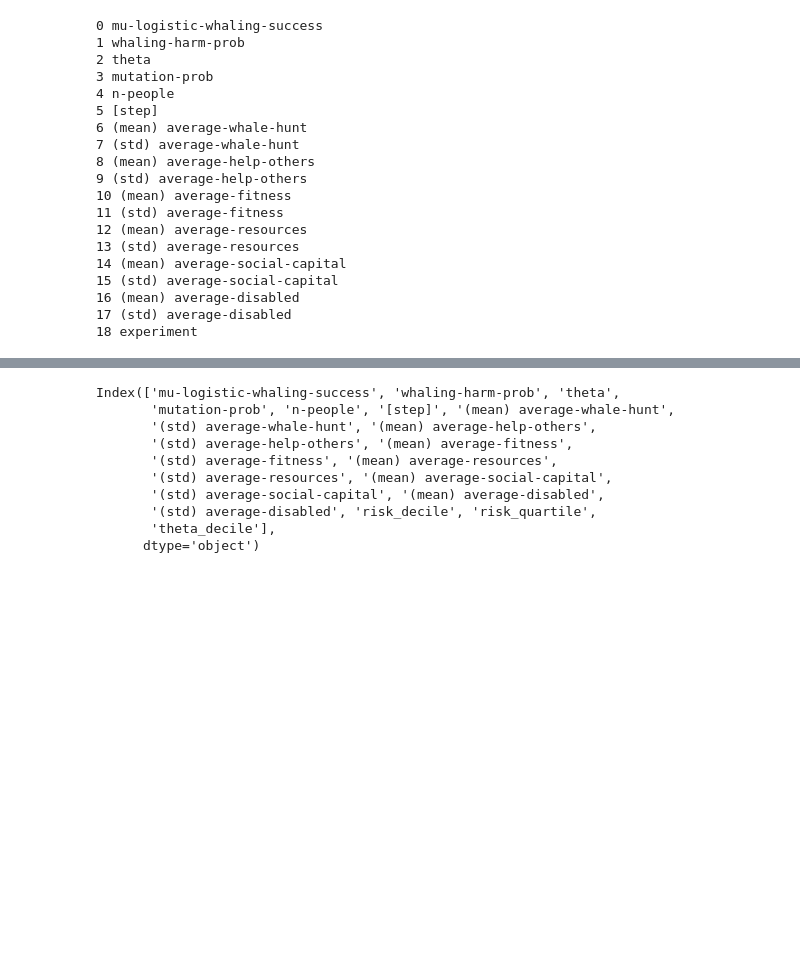
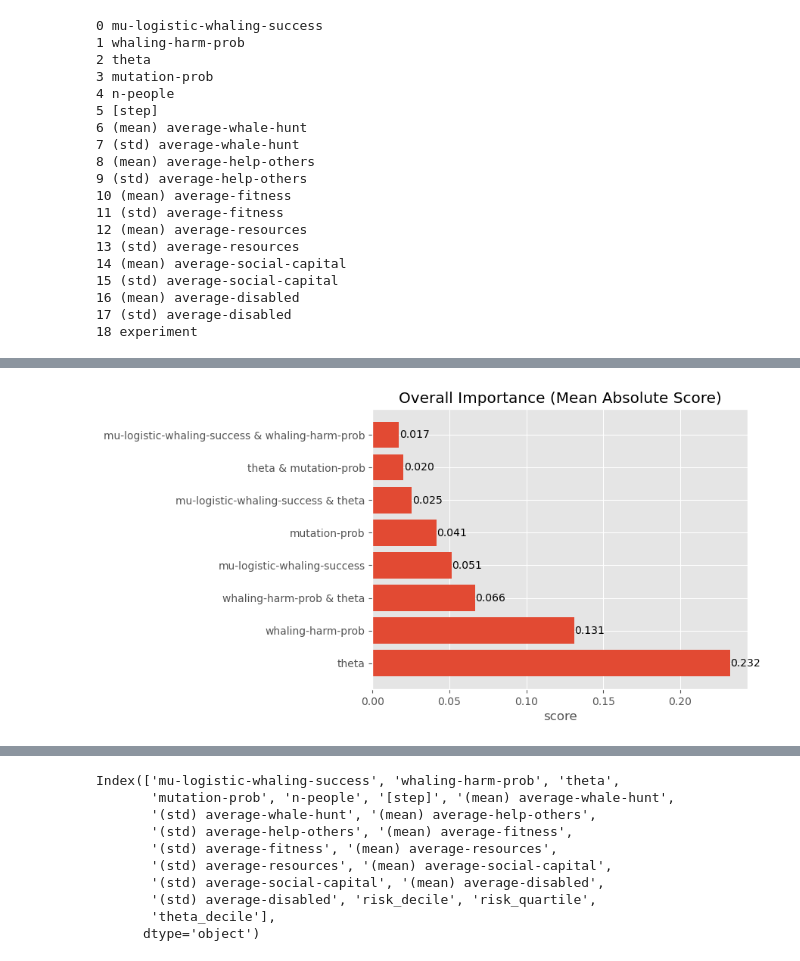
Before and after one commit to jismartin/kawesqarcoop, a Jupyter notebook: notebooks/lhs_analysis.ipynb, the cells around one changed output, grey strips where cells are left out. Drawn from its saved outputs; the diff is of its cells as text; code cells hidden in the pictures; blank space fills up the shorter version.

```diff
--- a/notebooks/lhs_analysis.ipynb
+++ b/notebooks/lhs_analysis.ipynb
@@ -159,0 +256,13 @@ dtype: float64
+# %%
+feature_names={'feature_0000':'mu-logistic-whaling-success',
+ 'feature_0001':'whaling-harm-prob',
+ 'feature_0002':'theta',
+ 'feature_0003':'mutation-prob'}
+# %%
+# Change feature names
+names=model.explain_global().feature_names
+for fn in feature_names.keys():
+    for i in range(len(names)):
+        if fn in names[i]:
+            names[i]=names[i].replace(fn,feature_names[fn])
+names
@@ -159,0 +278,24 @@ dtype: float64
+# %%
+# Global interpretation
+ebm_global = model.explain_global()
+# %%
+import matplotlib.pyplot as plt
+plt.style.use('ggplot')
+# %%
+# Global Parameter importance
+df=pd.DataFrame(ebm_global.data())
+df['names']=names
+df.sort_values(by='scores',ascending=False,inplace=True) # sorted by scores
+fig, ax = plt.subplots()
+y_pos = np.arange(df.shape[0])
+ax.barh(y_pos, df['scores'], align='center')
+for i, v in enumerate(df['scores']):
+    ax.text(v + 0.02, i, '%0.3f'%v, va='center', ha='right')
+
+ax.set_yticks(y_pos, labels=df['names'])
+#ax.invert_yaxis()
+ax.set_xlabel('score')
+ax.set_title('Overall Importance (Mean Absolute Score)')
+plt.show()
+# %% [output]
+[figure, added]
```
Also changed, not shown: parts of 46 cells of this notebook, 1 other file.
